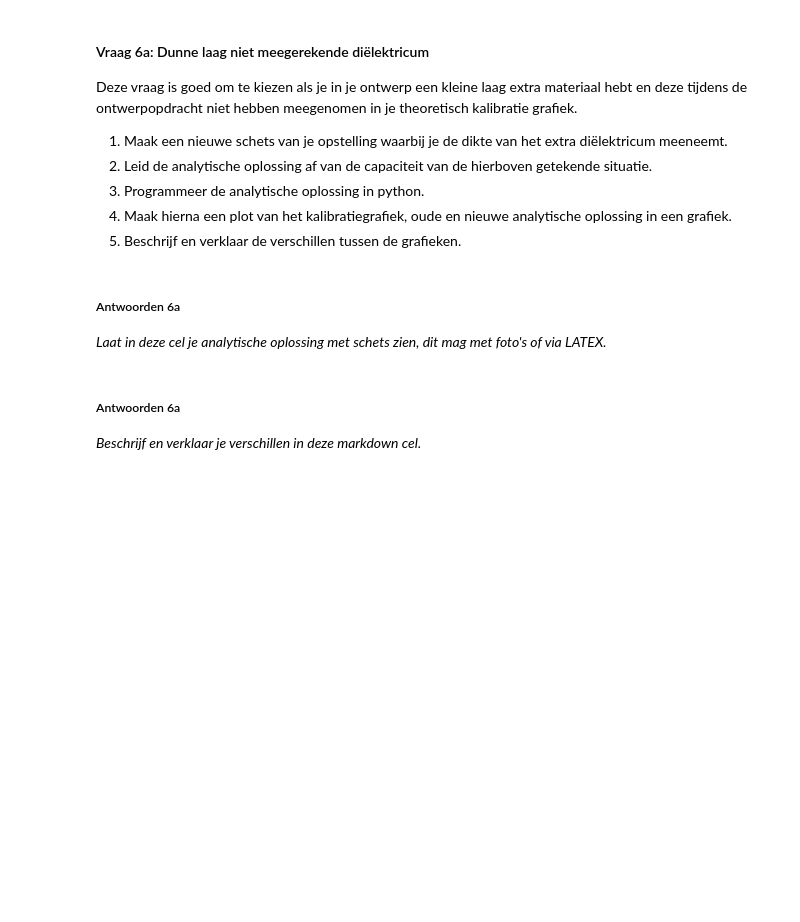
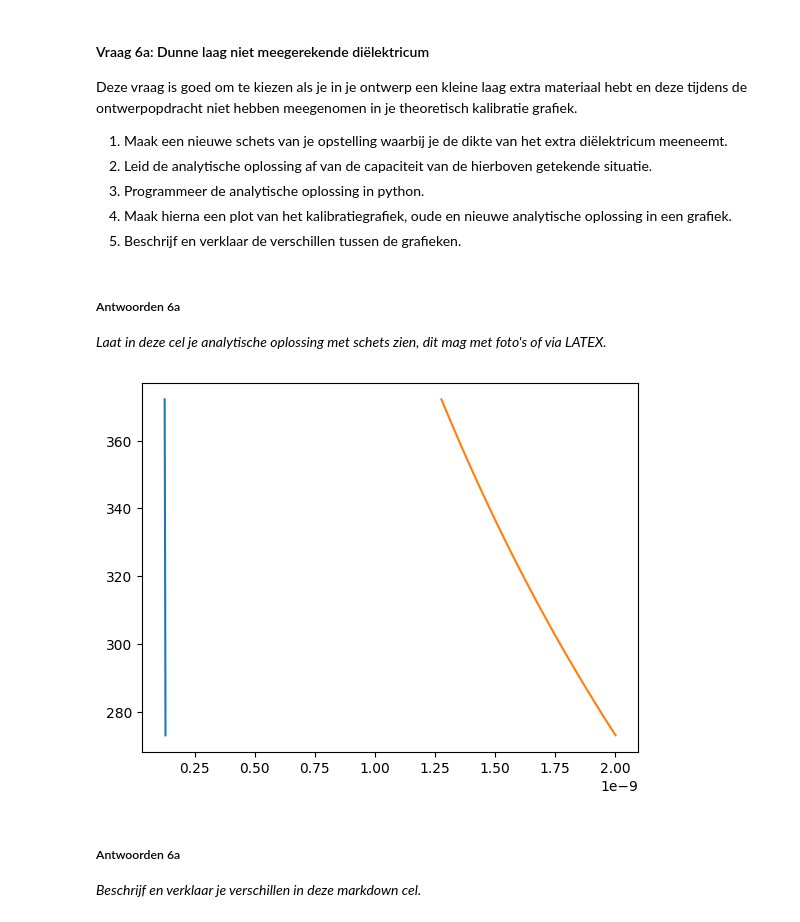
Before and after one commit to AAAGomperts/opdrachten-DEF-D, a Jupyter notebook: DigitaleOntwerpopdrachten/1CondensatorOpdracht/CondensatorOntwerpopdracht.ipynb, the cells around one changed output. Drawn from its saved outputs; the diff is of its cells as text; code cells hidden in the pictures; blank space fills up the shorter version.

```diff
--- a/DigitaleOntwerpopdrachten/1CondensatorOpdracht/CondensatorOntwerpopdracht.ipynb
+++ b/DigitaleOntwerpopdrachten/1CondensatorOpdracht/CondensatorOntwerpopdracht.ipynb
@@ -791,11 +791,48 @@ Deze vraag is goed om te kiezen als je in je ontwerp een kleine laag extra mater
 *Laat in deze cel je analytische oplossing met schets zien, dit mag met foto's of via LATEX.*
 # %%
 # Schrijf hier de code voor je oplossing. Gebruik hier je eerder gemaakte functies
-# def condensator_extra_laag(#jouw variabelen): # Schrijf hier jouw functie
-    ## je functie
+T = np.arange(273.15,373.15,1)
+
+l = 0.1
+b = 0.15
+r_kurk = 0.015
+
+d_water = 0.005
+d_zakje = 0.0005
+d_lucht = 0.00025
+
+def epsilon_r_water_func(T):
+    T = T - 273.15
+    return 87.74 - 0.40008*T + 9.398e-4*T**2 - 1.41e-6*T**3
+
+epsilon_water = epsilon_r_water_func(T) * epsilon0
+epsilon_zakje = 2.2*epsilon0
+epsilon_kurk = 20*epsilon0
+epsilon_lucht = epsilon_air
+
+A_tot = l*b
+A_kurk =  np.pi*r_kurk**2
+A_water = A_tot - 3*A_kurk
+
+C_water = vlakkeplaat(A_water, d_water, epsilon_water)
+C_zakje_water = vlakkeplaat(A_water, d_zakje, epsilon_zakje)
+C_zakje_kurk = vlakkeplaat(A_kurk, d_zakje, epsilon_zakje)
+C_lucht_water = vlakkeplaat(A_water, d_lucht, epsilon_lucht)
+C_lucht_kurk = vlakkeplaat(A_kurk, d_lucht, epsilon_lucht)
+C_kurk = vlakkeplaat(A_kurk, d_water, epsilon_kurk)
+
+C_tot_water = 1/(1/C_water + 2/C_zakje_water + 2/C_lucht_water)
+C_tot_kurk = 3/(1/C_kurk + 2/C_zakje_kurk + 2/C_lucht_kurk)
+C_tot = C_tot_kurk + C_tot_water
+
 
 
 ### Maak hier je plot
+plt.plot(C_tot, T)
+plt.plot(C_water,T)
+plt.show()
+# %% [output]
+[figure, added]
 # %% [markdown]
 ##### Antwoorden 6a
 
```
